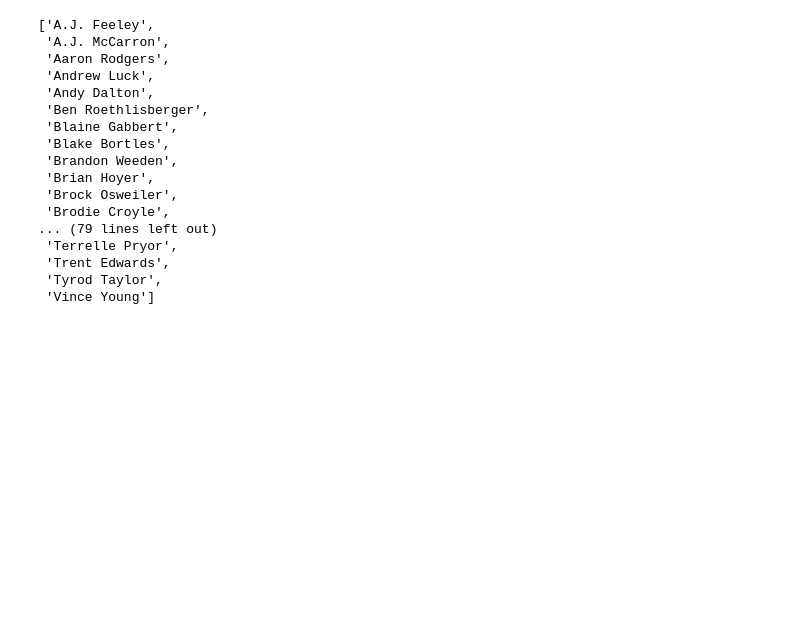
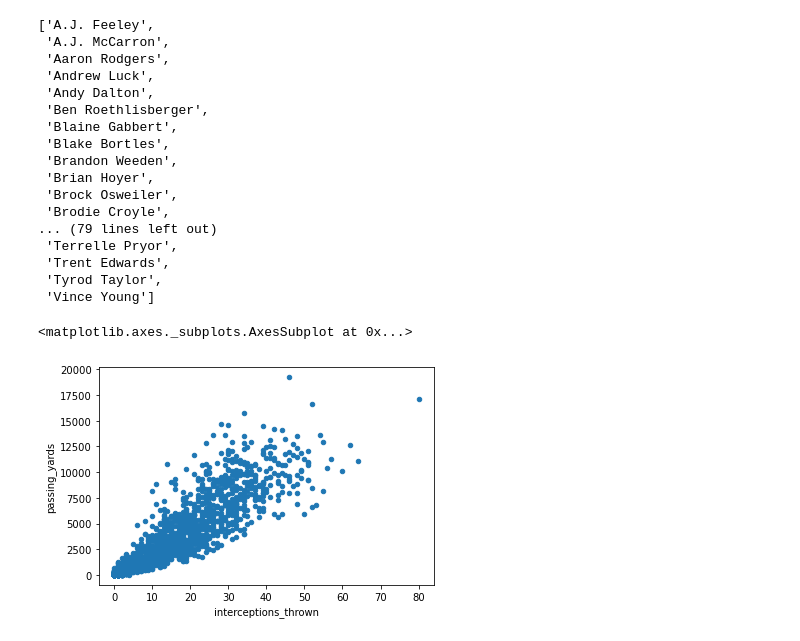
Before and after one commit to ramsey-king/DSC-630-Predictive-Analytics, a Jupyter notebook: Final Project/King_Ramsey_Term_Project_DSC_630.ipynb, the cells around one changed output. Drawn from its saved outputs; the diff is of its cells as text; code cells hidden in the pictures; blank space fills up the shorter version.

```diff
--- a/Final Project/King_Ramsey_Term_Project_DSC_630.ipynb
+++ b/Final Project/King_Ramsey_Term_Project_DSC_630.ipynb
@@ -372,3 +372,10 @@ a_list
  'Trent Edwards',
  'Tyrod Taylor',
  'Vince Young']
+# %%
+# Some plots
+
+master_qb_df.plot.scatter('interceptions_thrown','passing_yards')
+# %% [output]
+<matplotlib.axes._subplots.AxesSubplot at 0x...>
+[figure, added]
```
Also changed, not shown: parts of 5 cells of this notebook, 4 other files.
